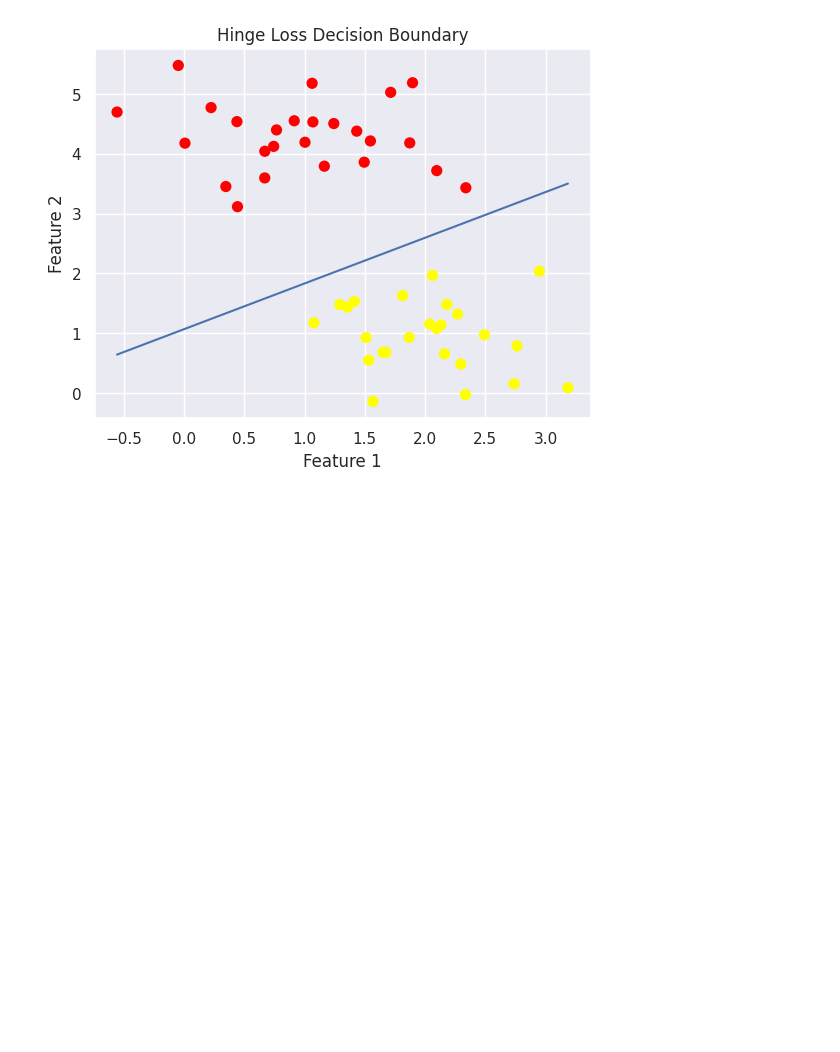
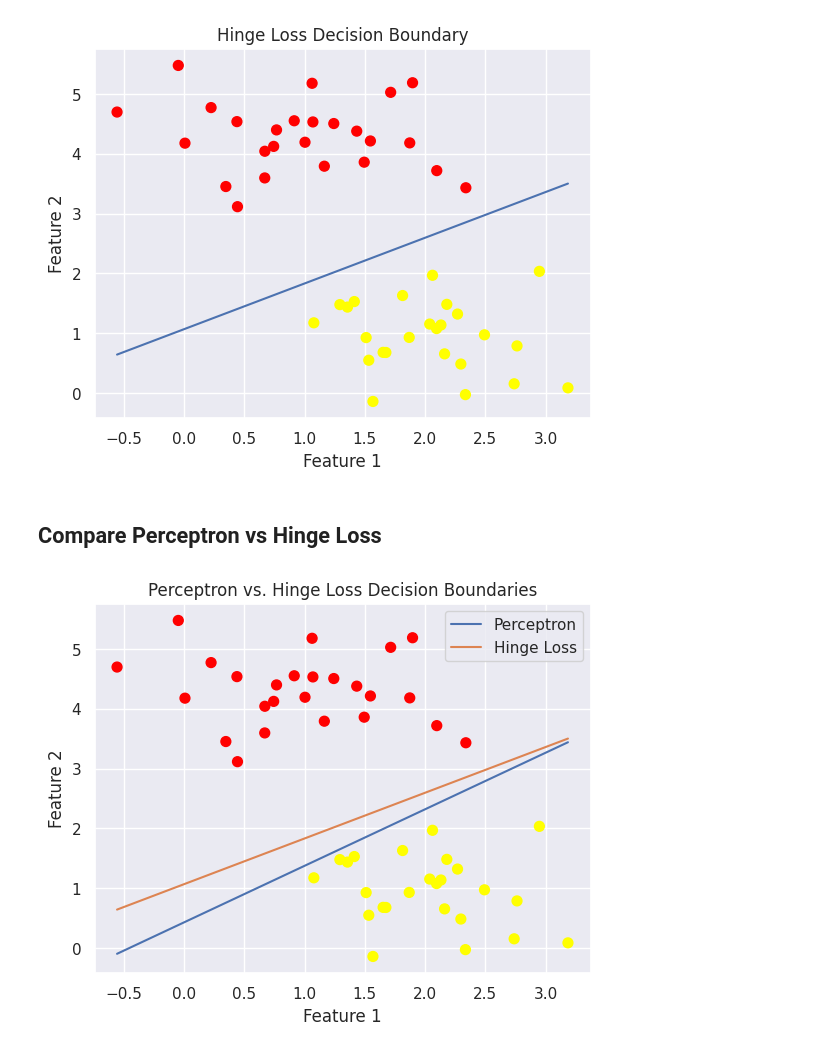
Before and after one commit to shrutig10/ml-algorithms-from-scratch, a Jupyter notebook: svm_perceptron/svm_perceptron.ipynb, the cells around one changed output. Saved outputs shown, nothing was run; the diff lists cells and outputs as text; code cells hidden in the pictures; blank space fills up the shorter version.

Commit message:
Added comparisons between perceptron and hinge loss

```diff
--- a/svm_perceptron/svm_perceptron.ipynb
+++ b/svm_perceptron/svm_perceptron.ipynb
@@ -166,3 +166,32 @@ plt.title("Hinge Loss Decision Boundary")
 plt.show()
 # %% [output]
 [figure]
+# %% [markdown]
+## Compare Perceptron vs Hinge Loss
+# %%
+# Plot both decision boundaries on the same graph
+
+plt.scatter(X[:, 0], X[:, 1], c=y, s=50, cmap='autumn')
+
+x_boundary = np.linspace(X[:, 0].min(), X[:, 0].max(), 100)
+
+y_perceptron = (
+    -(w_perceptron[0] * x_boundary + b_perceptron)
+    / w_perceptron[1]
+)
+
+y_hinge = (
+    -(w_hinge[0] * x_boundary + b_hinge)
+    / w_hinge[1]
+)
+
+plt.plot(x_boundary, y_perceptron, label="Perceptron")
+plt.plot(x_boundary, y_hinge, label="Hinge Loss")
+
+plt.xlabel("Feature 1")
+plt.ylabel("Feature 2")
+plt.title("Perceptron vs. Hinge Loss Decision Boundaries")
+plt.legend()
+plt.show()
+# %% [output]
+[figure, added]
```
Also changed, not shown: parts of 1 cell of this notebook.
